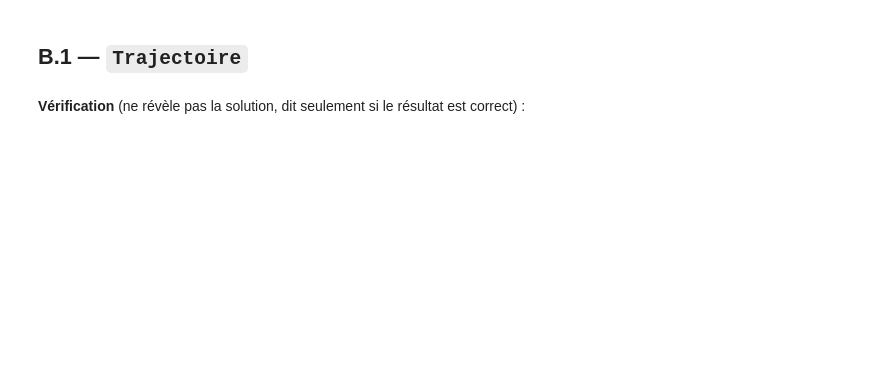
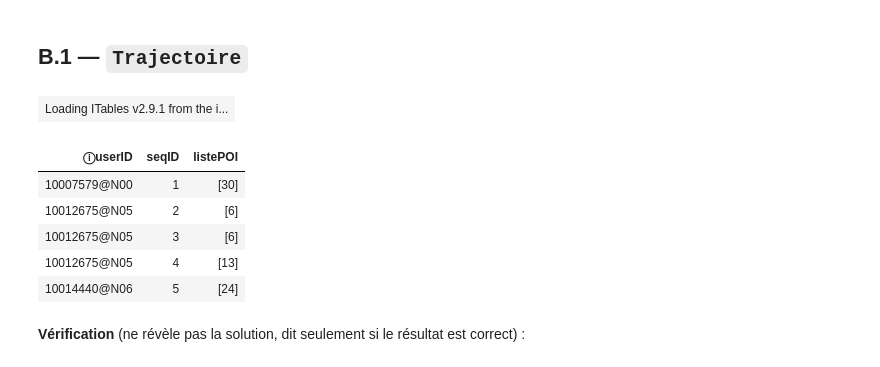
Before and after one commit to cwilson-su/Large-Scale-Data-Analytics-Labs, a Jupyter notebook: LAB1_2026_chaines_de_traitement_ENONCE.ipynb, the cells around one changed output. Saved outputs shown, nothing was run; the diff lists cells and outputs as text; code cells hidden in the pictures; blank space fills up the shorter version.

```diff
--- a/LAB1_2026_chaines_de_traitement_ENONCE.ipynb
+++ b/LAB1_2026_chaines_de_traitement_ENONCE.ipynb
@@ -531,3 +558,42 @@ user_visits ──> V1 ──> V2 ──┬──> Transition_relative
+# %%
+from pyspark.sql.functions import udf, col, collect_list
+from pyspark.sql.types import ArrayType, IntegerType
+
+# UDF to remove consecutive duplicate POIs
+def remove_consecutive_duplicates(poi_list):
+    if not poi_list:
+        return []
+    cleaned_list = [poi_list[0]]
+    for i in range(1, len(poi_list)):
+        if poi_list[i] != poi_list[i-1]:
+            cleaned_list.append(poi_list[i])
+    return cleaned_list
+
+# Register UDF
+remove_duplicates_udf = udf(remove_consecutive_duplicates, ArrayType(IntegerType()))
+
+# 1. Order visits by user, sequence, and date
+ordered_visits = user_visits.orderBy("userID", "seqID", "dateTaken")
+
+# 2. Group by user and sequence, collect POIs into a list
+trajectory_raw = ordered_visits.groupBy("userID", "seqID") \
+                               .agg(collect_list("poiID").alias("listePOI_temp"))
+
+# 3. Apply UDF to clean POI list
+Trajectoire = trajectory_raw.withColumn("listePOI", remove_duplicates_udf(col("listePOI_temp"))) \
+                            .drop("listePOI_temp")
+
+Trajectoire.createOrReplaceTempView("Trajectoire")
+
+display(Trajectoire, 5)
+# %% [output]
+| Loading ITables v2.9.1 from the i... |
+| ⓘuserID | seqID | listePOI |
+| 10007579@N00 | 1 | [30] |
+| 10012675@N05 | 2 | [6] |
+| 10012675@N05 | 3 | [6] |
+| 10012675@N05 | 4 | [13] |
+| 10014440@N06 | 5 | [24] |
 # %% [markdown]
 **Vérification** (ne révèle pas la solution, dit seulement si le résultat est correct) :
 # %%
```
Also changed, not shown: parts of 19 cells of this notebook.
